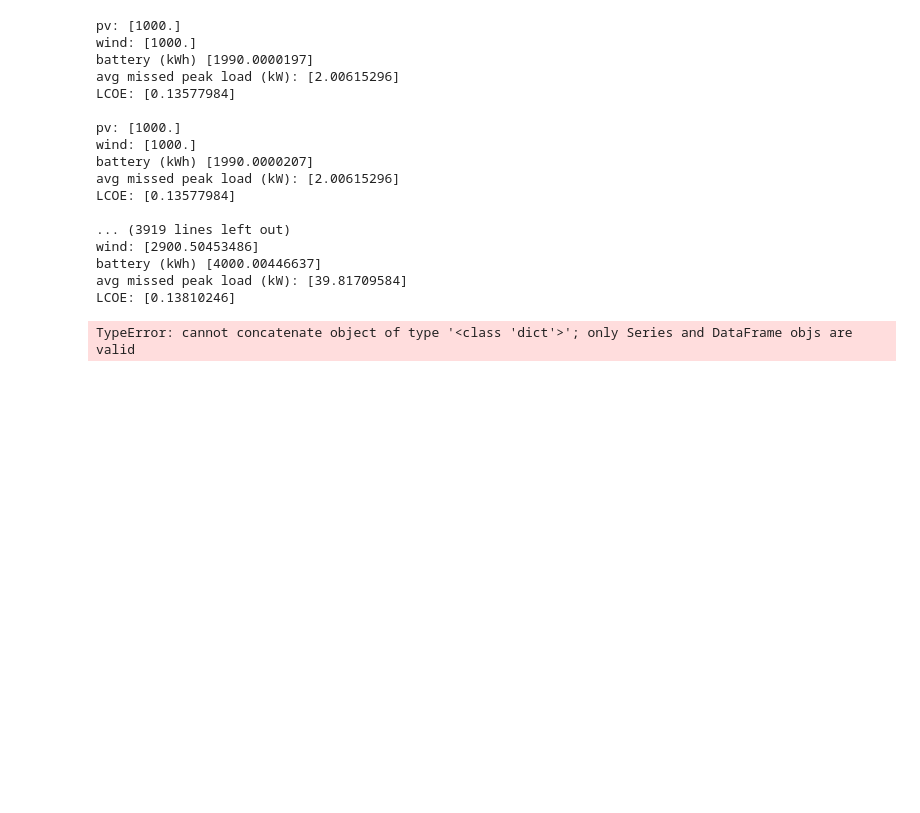
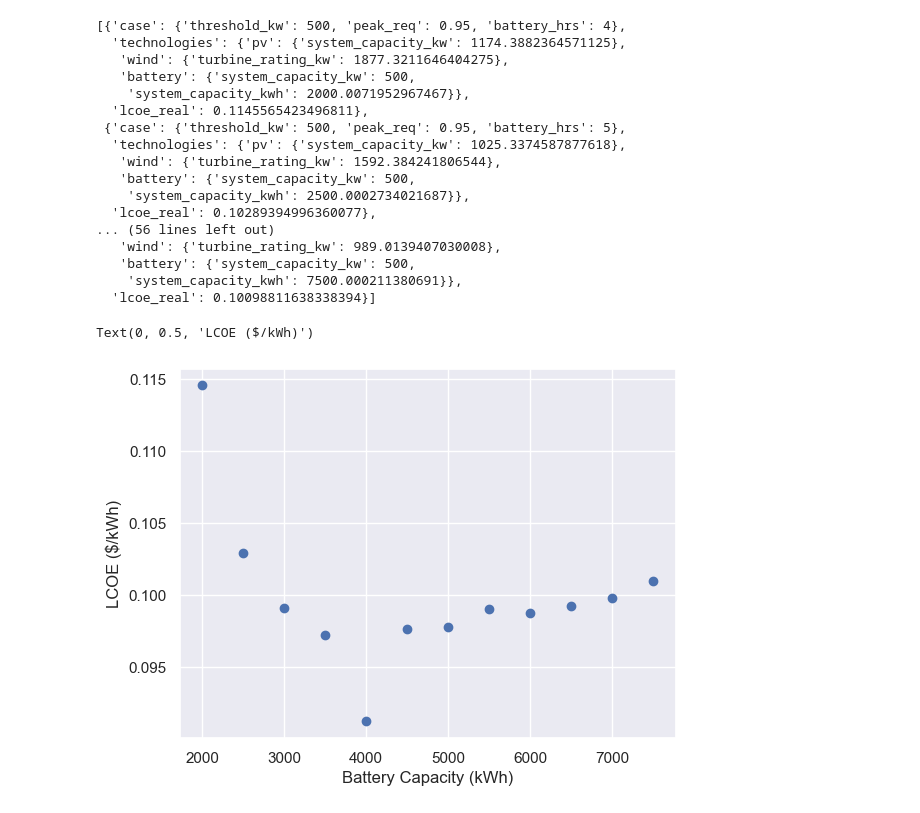
Before and after one commit to camirmas/HOPP, a Jupyter notebook: ev/notebooks/cases.ipynb, the cells around one changed output. Saved outputs shown, nothing was run; the diff lists cells and outputs as text; code cells hidden in the pictures; blank space fills up the shorter version.

Commit message:
Add case results: threshold sweep and capacity sweep

```diff
--- a/ev/notebooks/cases.ipynb
+++ b/ev/notebooks/cases.ipynb
@@ -5,21 +10,36 @@ from ev.optimization.run_cases import create_cases, run_cases
+# %%
+sns.set_theme()
 # %%
-res = run_cases(create_cases())
+cases = load_case_results()
+
+cases
 # %% [output]
-pv: [1000.]
-wind: [1000.]
-battery (kWh) [1990.0000197]
-avg missed peak load (kW): [2.00615296]
-LCOE: [0.13577984]
-
-pv: [1000.]
-wind: [1000.]
-battery (kWh) [1990.0000207]
-avg missed peak load (kW): [2.00615296]
-LCOE: [0.13577984]
-
-... (3919 lines left out)
-wind: [2900.50453486]
-battery (kWh) [4000.00446637]
-avg missed peak load (kW): [39.81709584]
-LCOE: [0.13810246]
+[{'case': {'threshold_kw': 500, 'peak_req': 0.95, 'battery_hrs': 4},
+  'technologies': {'pv': {'system_capacity_kw': 1174.3882364571125},
+   'wind': {'turbine_rating_kw': 1877.3211646404275},
+   'battery': {'system_capacity_kw': 500,
+    'system_capacity_kwh': 2000.0071952967467}},
+  'lcoe_real': 0.1145565423496811},
+ {'case': {'threshold_kw': 500, 'peak_req': 0.95, 'battery_hrs': 5},
+  'technologies': {'pv': {'system_capacity_kw': 1025.3374587877618},
+   'wind': {'turbine_rating_kw': 1592.384241806544},
+   'battery': {'system_capacity_kw': 500,
+    'system_capacity_kwh': 2500.0002734021687}},
+  'lcoe_real': 0.10289394996360077},
+... (56 lines left out)
+   'wind': {'turbine_rating_kw': 989.0139407030008},
+   'battery': {'system_capacity_kw': 500,
+    'system_capacity_kwh': 7500.000211380691}},
+  'lcoe_real': 0.10098811638338394}]
-TypeError: cannot concatenate object of type '<class 'dict'>'; only Series and DataFrame objs are valid
+# %%
+fig, ax = plt.subplots()
+
+x = [i["technologies"]["battery"]["system_capacity_kw"] * i["case"]["battery_hrs"] for i in cases]
+y = [i["lcoe_real"] for i in cases]
+
+ax.scatter(x, y)
+ax.set_xlabel("Battery Capacity (kWh)")
+ax.set_ylabel("LCOE ($/kWh)")
+# %% [output]
+Text(0, 0.5, 'LCOE ($/kWh)')
+[figure, added]
```
Also changed, not shown: parts of 3 cells of this notebook, 19 other files.
